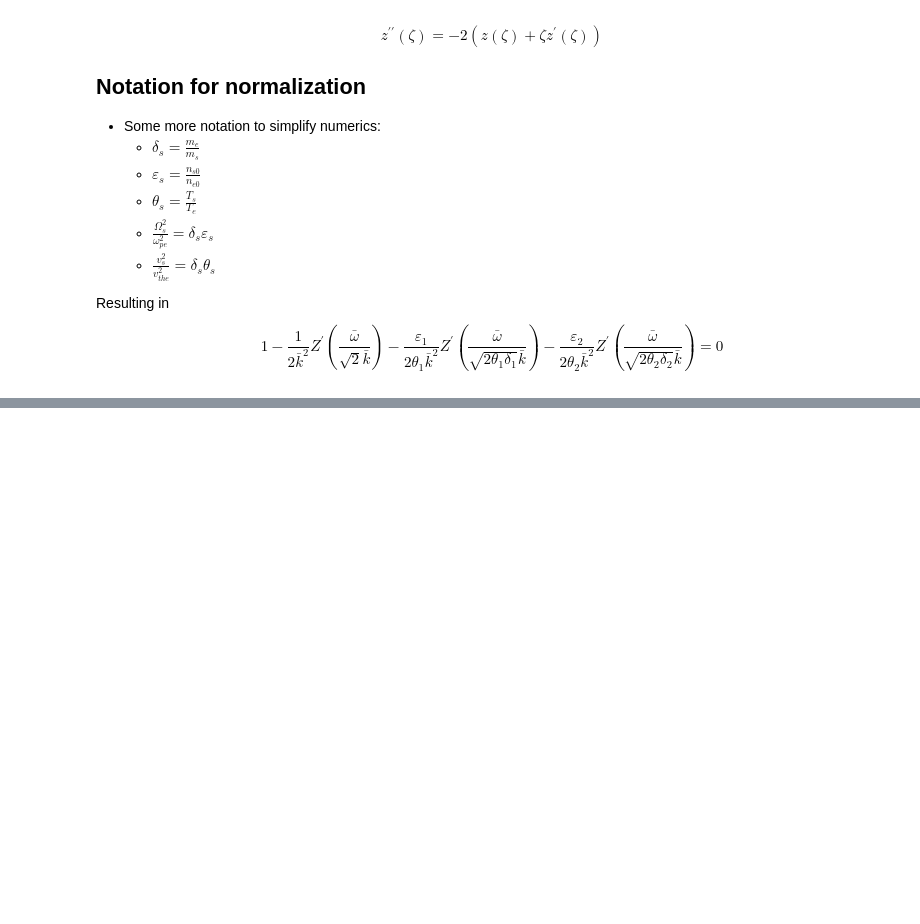
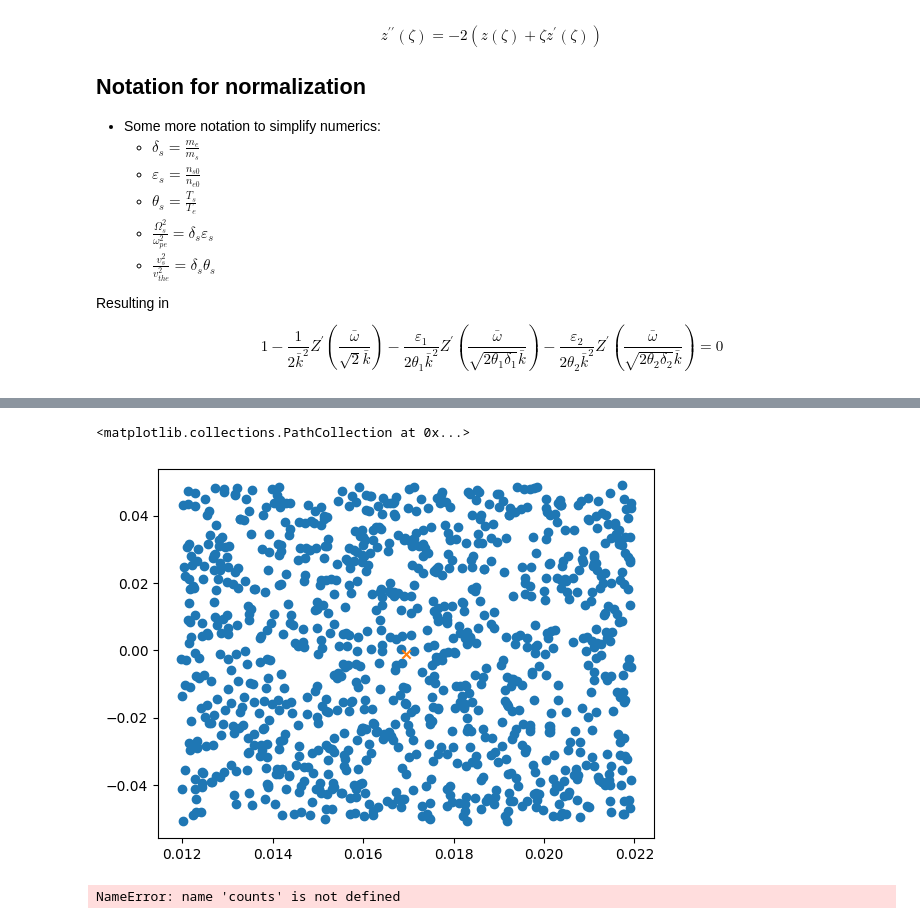
Before and after one commit to mattketk/brillouin-multispecies, a Jupyter notebook: DispersionSolver.ipynb, the cells around one changed output, grey strips where cells are left out. Drawn from its saved outputs; the diff is of its cells as text; code cells hidden in the pictures; blank space fills up the shorter version.

```diff
--- a/DispersionSolver.ipynb
+++ b/DispersionSolver.ipynb
@@ -152,0 +170,16 @@ fig.tight_layout()
+# %%
+real_width = 5e-3
+imag_width = 5e-2
+n_random = 1000
+root = w_2ion_lb1[50]
+k = kbkb[50]
+
+rand_real = 2*real_width * np.random.random(size=n_random) + (np.real(root) - real_width)
+rand_imag = 2*imag_width * np.random.random(size=n_random) + (np.imag(root) - imag_width)
+guesses = rand_real + 1j * rand_imag
+# %%
+plt.scatter(np.real(guesses), np.imag(guesses))
+plt.scatter(np.real(root), np.imag(root), marker='x')
+# %% [output]
+<matplotlib.collections.PathCollection at 0x...>
+[figure, added]
@@ -152,0 +199,5 @@ fig.tight_layout()
+# %%
+# np.argwhere(counts)
+counts
+# %% [output]
+NameError: name 'counts' is not defined
```
Also changed, not shown: parts of 13 cells of this notebook, 1 other file.
